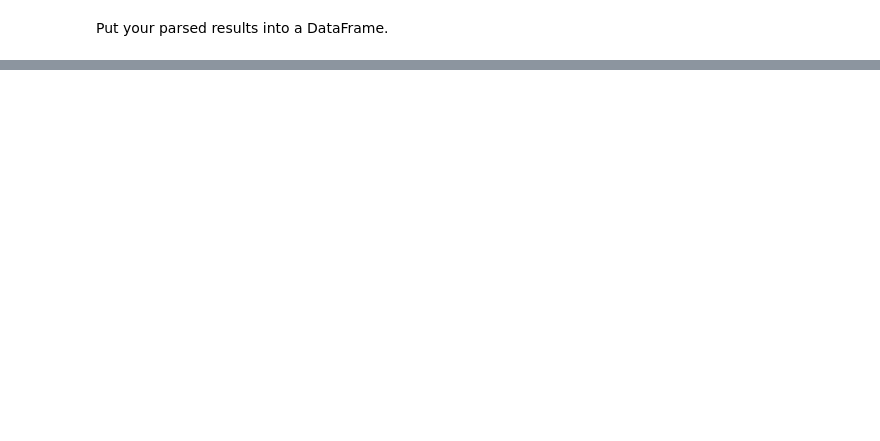
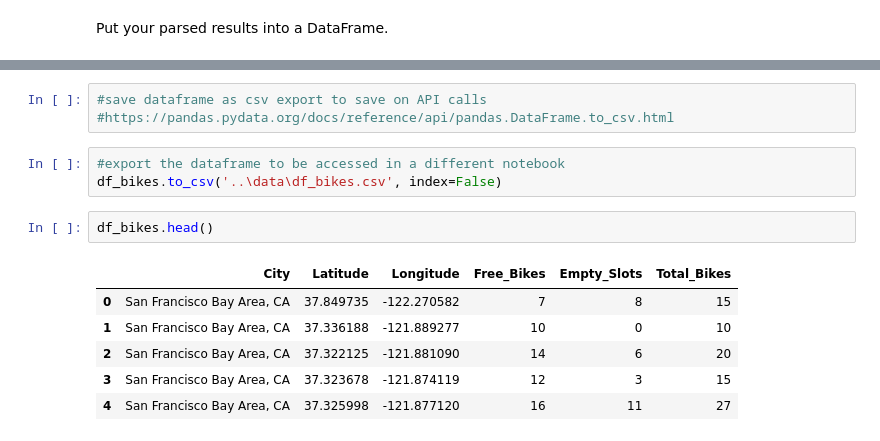
Before and after one commit to nas27/Statistical-Modelling-Project, a Jupyter notebook: notebooks/city_bikes.ipynb, the cells around one changed output, grey strips where cells are left out. Cells and saved outputs as stored; diff of their text form; blank space fills up the shorter version.

```diff
--- a/notebooks/city_bikes.ipynb
+++ b/notebooks/city_bikes.ipynb
@@ -109,0 +143,15 @@ df.head()
+# %%
+#save dataframe as csv export to save on API calls
+#https://pandas.pydata.org/docs/reference/api/pandas.DataFrame.to_csv.html
+# %%
+#export the dataframe to be accessed in a different notebook
+df_bikes.to_csv('..\data\df_bikes.csv', index=False)
+# %%
+df_bikes.head()
+# %% [output]
+|  | City | Latitude | Longitude | Free_Bikes | Empty_Slots | Total_Bikes |
+| 0 | San Francisco Bay Area, CA | 37.849735 | -122.270582 | 7 | 8 | 15 |
+| 1 | San Francisco Bay Area, CA | 37.336188 | -121.889277 | 10 | 0 | 10 |
+| 2 | San Francisco Bay Area, CA | 37.322125 | -121.881090 | 14 | 6 | 20 |
+| 3 | San Francisco Bay Area, CA | 37.323678 | -121.874119 | 12 | 3 | 15 |
+| 4 | San Francisco Bay Area, CA | 37.325998 | -121.877120 | 16 | 11 | 27 |
```
Also changed, not shown: parts of 8 cells of this notebook, 10 other files.
